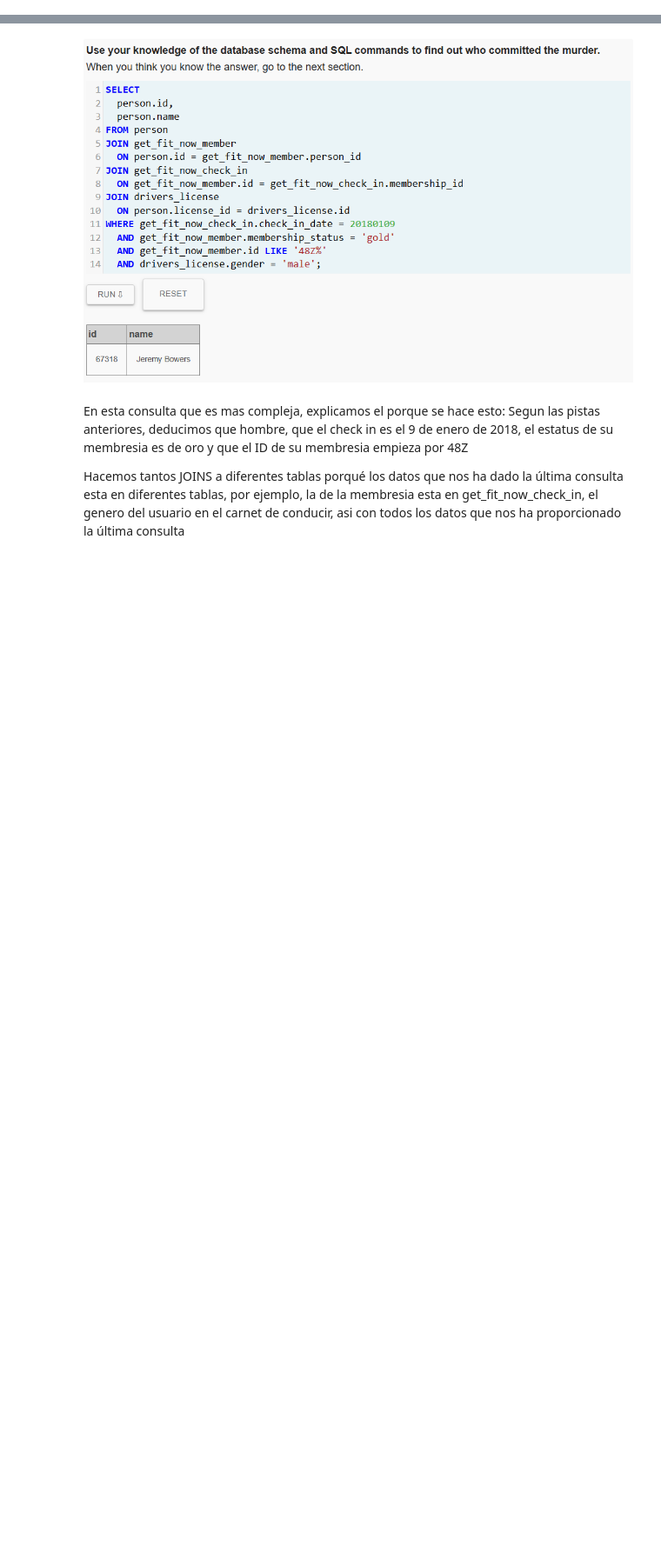
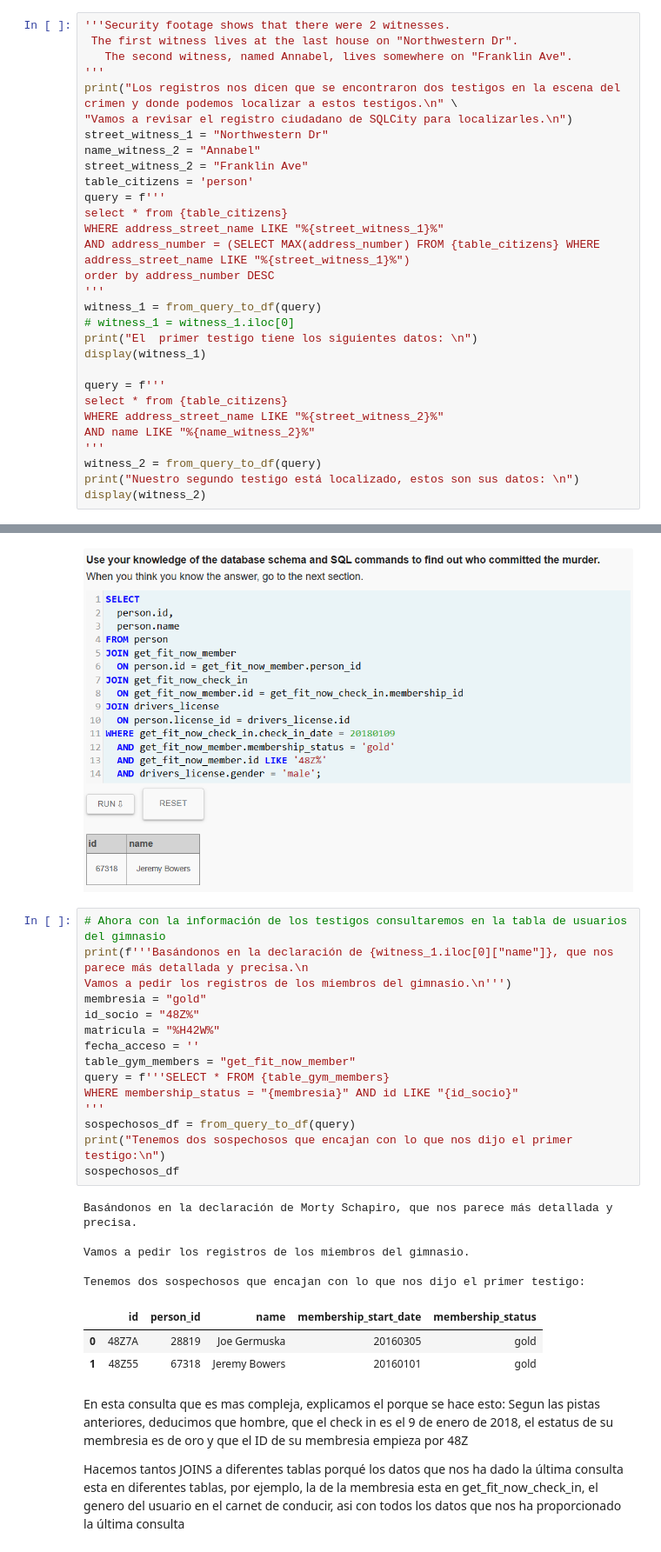
Before and after one commit to danmascarilla/Team-Challenge-2-SQL, a Jupyter notebook: Parte_I_SQL_Game.ipynb, the cells around one changed output, grey strips where cells are left out. Shown at 87% size. Cells and saved outputs as stored; diff of their text form; blank space fills up the shorter version.

```diff
--- a/Parte_I_SQL_Game.ipynb
+++ b/Parte_I_SQL_Game.ipynb
@@ -49,3 +81,33 @@ Nos da la pista de que uno vive en algun lugar parecido a "Franklin Ave" y se ll
 ![image.png](attachment:image.png)
 # %% [markdown]
 ![image.png](attachment:image.png)
+# %%
+'''Security footage shows that there were 2 witnesses.
+ The first witness lives at the last house on "Northwestern Dr".
+   The second witness, named Annabel, lives somewhere on "Franklin Ave".
+'''
+print("Los registros nos dicen que se encontraron dos testigos en la escena del crimen y donde podemos localizar a estos testigos.\n" \
+"Vamos a revisar el registro ciudadano de SQLCity para localizarles.\n")
+street_witness_1 = "Northwestern Dr"
+name_witness_2 = "Annabel"
+street_witness_2 = "Franklin Ave"
+table_citizens = 'person'
+query = f'''
+select * from {table_citizens}
+WHERE address_street_name LIKE "%{street_witness_1}%"
+AND address_number = (SELECT MAX(address_number) FROM {table_citizens} WHERE address_street_name LIKE "%{street_witness_1}%")
+order by address_number DESC
+'''
+witness_1 = from_query_to_df(query)
+# witness_1 = witness_1.iloc[0]
+print("El  primer testigo tiene los siguientes datos: \n")
+display(witness_1)
+
+query = f'''
+select * from {table_citizens}
+WHERE address_street_name LIKE "%{street_witness_2}%"
+AND name LIKE "%{name_witness_2}%"
+'''
+witness_2 = from_query_to_df(query)
+print("Nuestro segundo testigo está localizado, estos son sus datos: \n")
+display(witness_2)
@@ -57,6 +155,30 @@ Hacemos el select de los testigos
 Ponemos que el person_id este entre esos valores porqué son los de los testigos, 14887 es el de Morty y el 16731 es el de Annabel
 # %% [markdown]
 ![image.png](attachment:image.png)
+# %%
+# Ahora con la información de los testigos consultaremos en la tabla de usuarios del gimnasio
+print(f'''Basándonos en la declaración de {witness_1.iloc[0]["name"]}, que nos parece más detallada y precisa.\n
+Vamos a pedir los registros de los miembros del gimnasio.\n''')
+membresia = "gold"
+id_socio = "48Z%"
+matricula = "%H42W%"
+fecha_acceso = ''
+table_gym_members = "get_fit_now_member"
+query = f'''SELECT * FROM {table_gym_members}
+WHERE membership_status = "{membresia}" AND id LIKE "{id_socio}"
+'''
+sospechosos_df = from_query_to_df(query)
+print("Tenemos dos sospechosos que encajan con lo que nos dijo el primer testigo:\n")
+sospechosos_df
+# %% [output]
+Basándonos en la declaración de Morty Schapiro, que nos parece más detallada y precisa.
+
+Vamos a pedir los registros de los miembros del gimnasio.
+
+Tenemos dos sospechosos que encajan con lo que nos dijo el primer testigo:
+|  | id | person_id | name | membership_start_date | membership_status |
+| 0 | 48Z7A | 28819 | Joe Germuska | 20160305 | gold |
+| 1 | 48Z55 | 67318 | Jeremy Bowers | 20160101 | gold |
 # %% [markdown]
 En esta consulta que es mas compleja, explicamos el porque se hace esto:
 Segun las pistas anteriores, deducimos que hombre, que el check in es el 9 de enero de 2018, el estatus de su membresia es de oro y que el ID de su membresia empieza por 48Z
```
Also changed, not shown: parts of 6 cells of this notebook, 1 other file.
